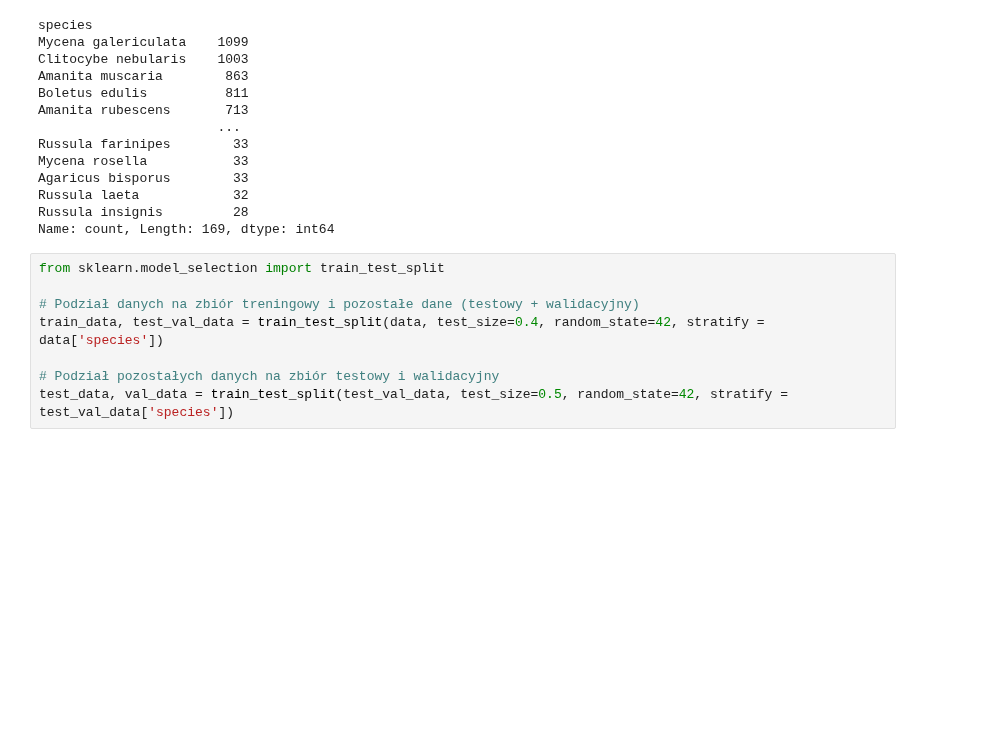
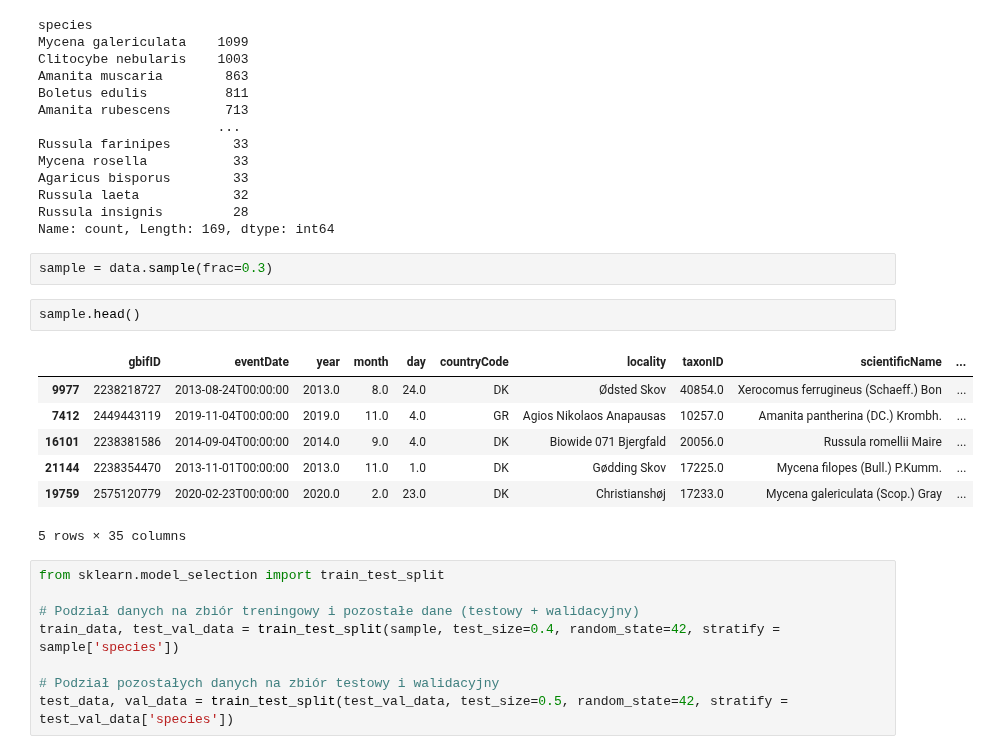
Before and after one commit to mbiernacka/Mushroom-classification, a Jupyter notebook: danish_fungi_merged_data_tests.ipynb, the cells around one changed output. Drawn from its saved outputs; the diff is of its cells as text; blank space fills up the shorter version.

```diff
--- a/danish_fungi_merged_data_tests.ipynb
+++ b/danish_fungi_merged_data_tests.ipynb
@@ -44,11 +45,23 @@ Agaricus bisporus        33
 Russula laeta            32
 Russula insignis         28
 Name: count, Length: 169, dtype: int64
+# %%
+sample = data.sample(frac=0.3)
+# %%
+sample.head()
+# %% [output]
+|  | gbifID | eventDate | year | month | day | countryCode | locality | taxonID | scientificName | ... |
+| 9977 | 2238218727 | 2013-08-24T00:00:00 | 2013.0 | 8.0 | 24.0 | DK | Ødsted Skov | 40854.0 | Xerocomus ferrugineus (Schaeff.) Bon | ... |
+| 7412 | 2449443119 | 2019-11-04T00:00:00 | 2019.0 | 11.0 | 4.0 | GR | Agios Nikolaos Anapausas | 10257.0 | Amanita pantherina (DC.) Krombh. | ... |
+| 16101 | 2238381586 | 2014-09-04T00:00:00 | 2014.0 | 9.0 | 4.0 | DK | Biowide 071 Bjergfald | 20056.0 | Russula romellii Maire | ... |
+| 21144 | 2238354470 | 2013-11-01T00:00:00 | 2013.0 | 11.0 | 1.0 | DK | Gødding Skov | 17225.0 | Mycena filopes (Bull.) P.Kumm. | ... |
+| 19759 | 2575120779 | 2020-02-23T00:00:00 | 2020.0 | 2.0 | 23.0 | DK | Christianshøj | 17233.0 | Mycena galericulata (Scop.) Gray | ... |
+5 rows × 35 columns
 # %%
 from sklearn.model_selection import train_test_split
 
 # Podział danych na zbiór treningowy i pozostałe dane (testowy + walidacyjny)
-train_data, test_val_data = train_test_split(data, test_size=0.4, random_state=42, stratify = data['species'])
+train_data, test_val_data = train_test_split(sample, test_size=0.4, random_state=42, stratify = sample['species'])
 
 # Podział pozostałych danych na zbiór testowy i walidacyjny
 test_data, val_data = train_test_split(test_val_data, test_size=0.5, random_state=42, stratify = test_val_data['species'])
```
Also changed, not shown: parts of 8 cells of this notebook, 3 other files.
